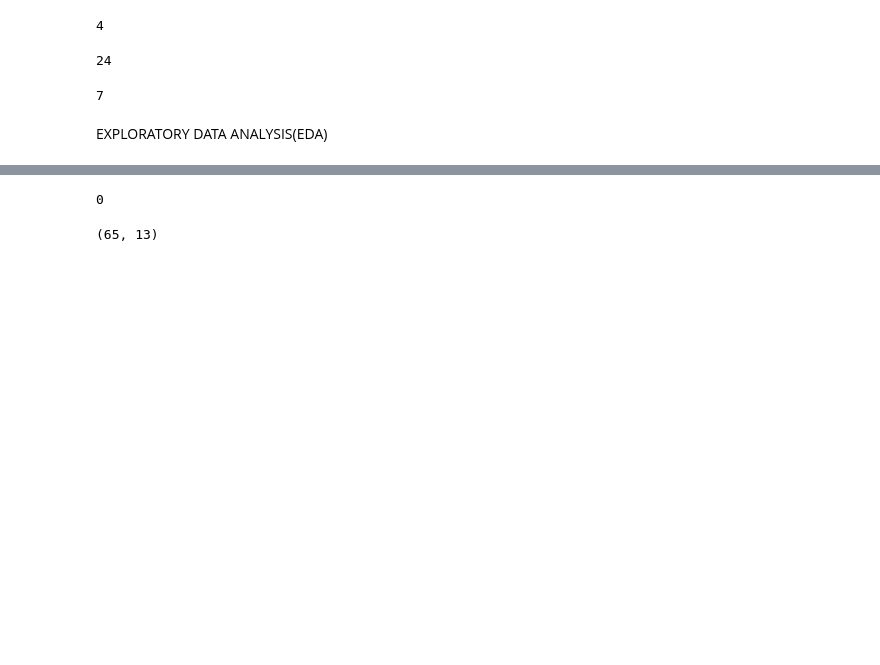
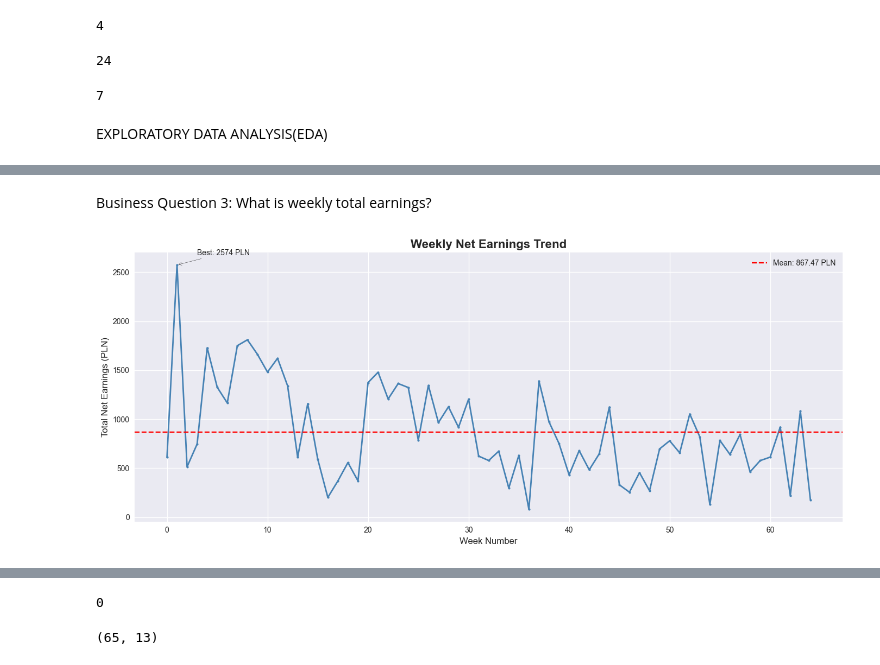
Before and after one commit to lamoski/RideMetrics, a Jupyter notebook: working_file.ipynb, the cells around one changed output, grey strips where cells are left out. Saved outputs shown, nothing was run; the diff lists cells and outputs as text; code cells hidden in the pictures; blank space fills up the shorter version.

```diff
--- a/working_file.ipynb
+++ b/working_file.ipynb
@@ -430,0 +572,44 @@ EXPLORATORY DATA ANALYSIS(EDA)
+# %% [markdown]
+Business Question 3: What is weekly  total earnings?
+# %%
+fig, ax = plt.subplots(figsize=(14, 6))
+
+ax.plot(
+    range(len(weekly_revenue_gold)),
+    weekly_revenue_gold['total_net_earnings_no_tips'],
+    color='steelblue',
+    linewidth=2,
+    marker='o',
+    markersize=3
+)
+
+# adding mean line to the plot to indicate the average net earnings across all weeks for Uber trips.
+weekly_mean = weekly_revenue_gold['total_net_earnings_no_tips'].mean()
+ax.axhline(y=weekly_mean, color='red', linestyle='--',
+           label=f'Mean: {weekly_mean:.2f} PLN')
+
+# annotatating the  best week
+best_week_idx = weekly_revenue_gold['total_net_earnings_no_tips'].idxmax()
+ax.annotate(
+    f"Best: {weekly_revenue_gold.loc[best_week_idx, 'total_net_earnings_no_tips']:.0f} PLN",
+    xy=(best_week_idx, weekly_revenue_gold.loc[best_week_idx, 'total_net_earnings_no_tips']),
+    xytext=(best_week_idx + 2, weekly_revenue_gold.loc[best_week_idx, 'total_net_earnings_no_tips'] + 100),
+    arrowprops=dict(arrowstyle='->', color='black'),
+    fontsize=10
+)
+#labels
+ax.set_title('Weekly Net Earnings Trend', fontsize=16, fontweight='bold')
+ax.set_xlabel('Week Number', fontsize=12)
+ax.set_ylabel('Total Net Earnings (PLN)', fontsize=12)
+ax.legend()
+
+plt.tight_layout()
+plt.show()
+
+# Summary
+print("Weekly Earnings Summary:")
+print(f"Best Week:    {weekly_revenue_gold.loc[weekly_revenue_gold['total_net_earnings_no_tips'].idxmax(), 'week']} → {weekly_revenue_gold['total_net_earnings_no_tips'].max():.2f} PLN")
+print(f"Worst Week:   {weekly_revenue_gold.loc[weekly_revenue_gold['total_net_earnings_no_tips'].idxmin(), 'week']} → {weekly_revenue_gold['total_net_earnings_no_tips'].min():.2f} PLN")
+print(f"Average Week: {weekly_mean:.2f} PLN")
+# %% [output]
+[figure, added]
```
Also changed, not shown: parts of 22 cells of this notebook, 1 other file.
